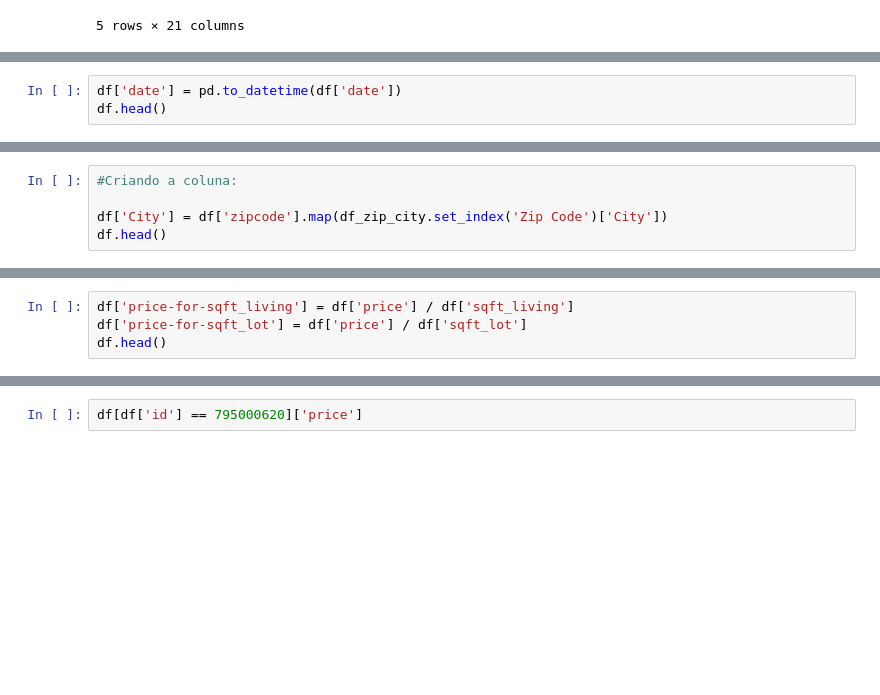
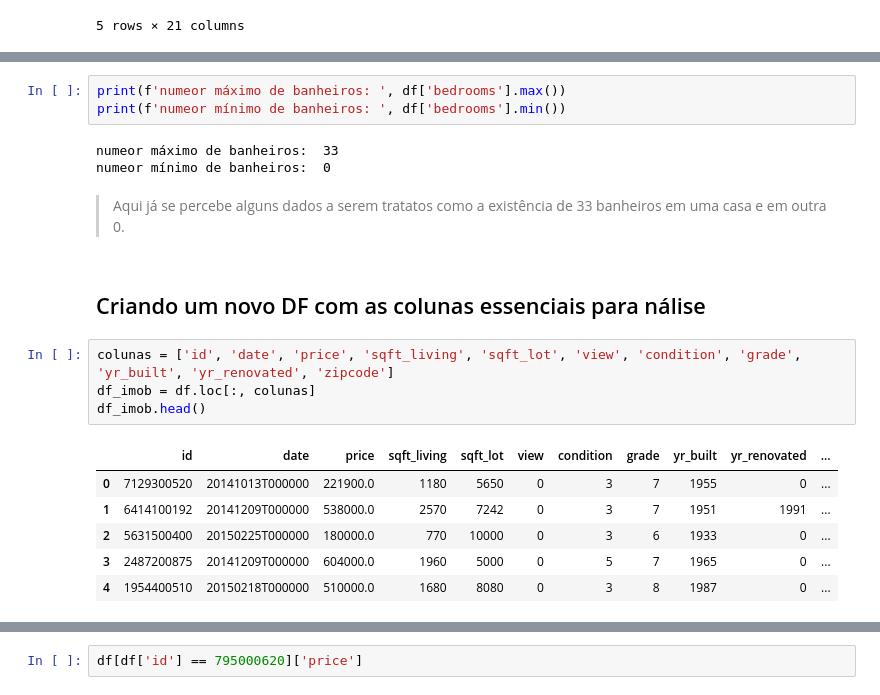
Before and after one commit to michellssgui22/PROJETOS_ESTUDO_DATASCIENCE, a Jupyter notebook: Mini_Projeto_Roof_Imoveis.ipynb, the cells around one changed output, grey strips where cells are left out. Cells and saved outputs as stored; diff of their text form; blank space fills up the shorter version.

```diff
--- a/Mini_Projeto_Roof_Imoveis.ipynb
+++ b/Mini_Projeto_Roof_Imoveis.ipynb
@@ -174,3 +113,0 @@ dtype: int64
-# %%
-df['date'] = pd.to_datetime(df['date'])
-df.head()
@@ -359,5 +113,0 @@ df_zip_city.head()
-# %%
-#Criando a coluna:
-
-df['City'] = df['zipcode'].map(df_zip_city.set_index('Zip Code')['City'])
-df.head()
@@ -374,4 +113,0 @@ df.head()
-# %%
-df['price-for-sqft_living'] = df['price'] / df['sqft_living']
-df['price-for-sqft_lot'] = df['price'] / df['sqft_lot']
-df.head()
@@ -421,0 +158,21 @@ Name: id, Length: 176, dtype: int64
+# %%
+print(f'numeor máximo de banheiros: ', df['bedrooms'].max())
+print(f'numeor mínimo de banheiros: ', df['bedrooms'].min())
+# %% [output]
+numeor máximo de banheiros:  33
+numeor mínimo de banheiros:  0
+# %% [markdown]
+> Aqui já se percebe alguns dados a serem tratatos como a existência de 33 banheiros em uma casa e em outra 0.
+# %% [markdown]
+## Criando um novo DF com as colunas essenciais para nálise
+# %%
+colunas = ['id', 'date', 'price', 'sqft_living', 'sqft_lot', 'view', 'condition', 'grade', 'yr_built', 'yr_renovated', 'zipcode']
+df_imob = df.loc[:, colunas]
+df_imob.head()
+# %% [output]
+|  | id | date | price | sqft_living | sqft_lot | view | condition | grade | yr_built | yr_renovated | ... |
+| 0 | 7129300520 | 20141013T000000 | 221900.0 | 1180 | 5650 | 0 | 3 | 7 | 1955 | 0 | ... |
+| 1 | 6414100192 | 20141209T000000 | 538000.0 | 2570 | 7242 | 0 | 3 | 7 | 1951 | 1991 | ... |
+| 2 | 5631500400 | 20150225T000000 | 180000.0 | 770 | 10000 | 0 | 3 | 6 | 1933 | 0 | ... |
+| 3 | 2487200875 | 20141209T000000 | 604000.0 | 1960 | 5000 | 0 | 5 | 7 | 1965 | 0 | ... |
+| 4 | 1954400510 | 20150218T000000 | 510000.0 | 1680 | 8080 | 0 | 3 | 8 | 1987 | 0 | ... |
```
Also changed, not shown: parts of 73 cells of this notebook.
